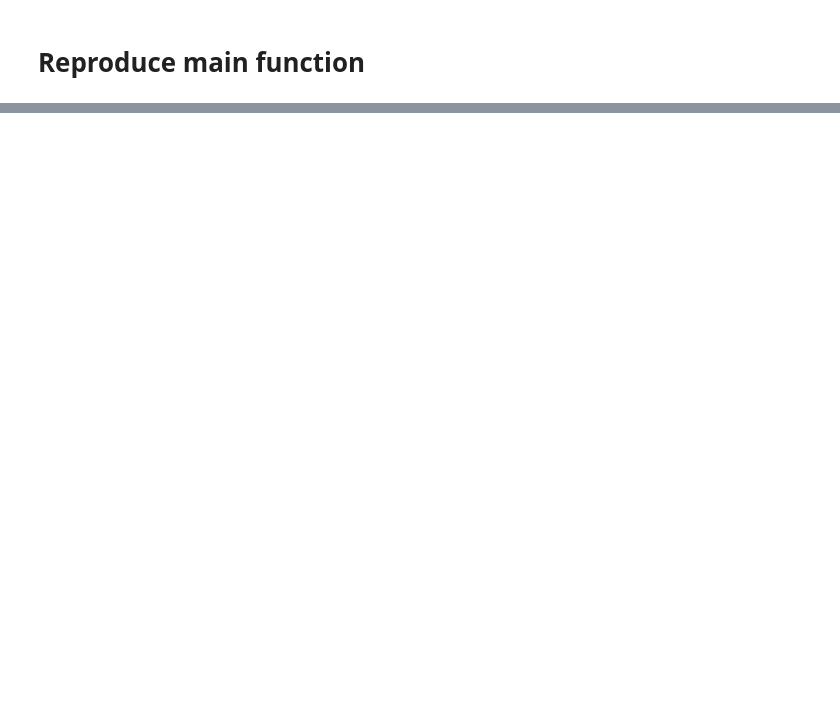
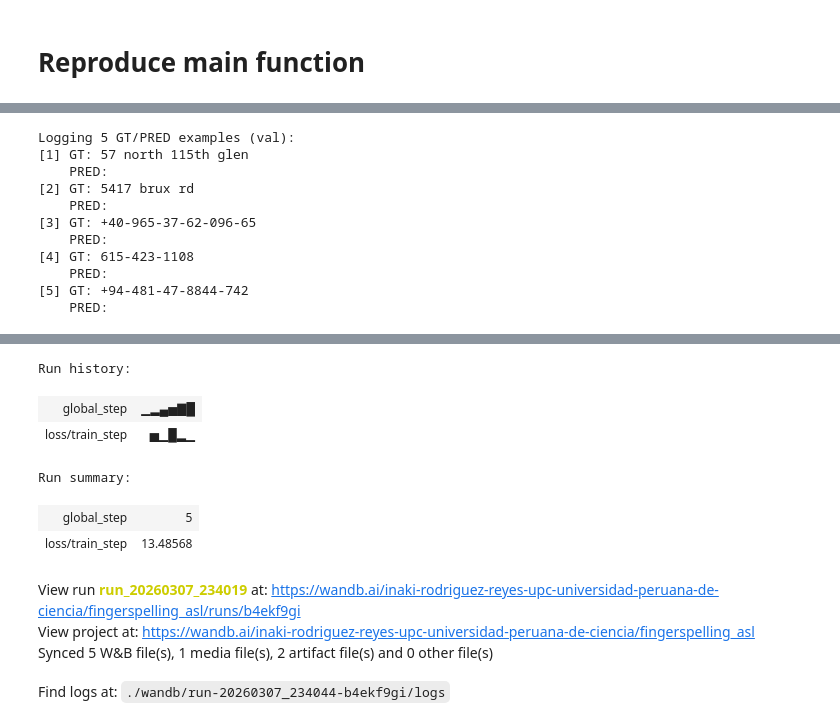
Before and after one commit to lejuin/aidl_fingerspelling, a Jupyter notebook: notebooks/Run_git_code_in_colab.ipynb, the cells around one changed output, grey strips where cells are left out. Drawn from its saved outputs; the diff is of its cells as text; code cells hidden in the pictures; blank space fills up the shorter version.

```diff
--- a/notebooks/Run_git_code_in_colab.ipynb
+++ b/notebooks/Run_git_code_in_colab.ipynb
@@ -59,0 +222,12 @@ cpu
+# %%
+criterion = nn.CTCLoss(blank=blank_id, zero_infinity=True)
+optimizer = torch.optim.Adam(model.parameters(), lr=args.lr)
+# %%
+# Tracking setup
+run_name = args.run_name or datetime.now().strftime("run_%Y%m%d_%H%M%S")
+
+# TensorBoard
+log_path = os.path.join(args.logdir, run_name)
+os.makedirs(log_path, exist_ok=True)
+writer = SummaryWriter(log_path)
+print(f"TensorBoard logdir: {log_path}")
@@ -59,0 +236,15 @@ cpu
+# %%
+# Weights & Biases
+wandb_enabled = args.use_wandb and args.wandb_mode != "disabled"
+if args.use_wandb and wandb is None:
+    raise ImportError("wandb is not installed. Run: pip install wandb")
+
+if wandb_enabled:
+    wandb.init(
+        project=args.wandb_project,
+        entity=args.wandb_entity,
+        name=args.wandb_run_name or run_name,
+        config=vars(args),
+        mode=args.wandb_mode,
+        tags=parse_wandb_tags(args.wandb_tags),
+    )
@@ -59,0 +406,28 @@ cpu
+# %%
+if wandb_enabled:
+    log_examples_to_wandb(
+        model=model,
+        dataloader=val_loader,
+        int_to_letter=int_to_letter,
+        device=device,
+        blank_id=blank_id,
+        global_step=global_step,
+        split_name="val",
+        n_examples=5,
+    )
+
+writer.close()
+if wandb_enabled:
+    wandb.finish()
+# %% [output]
+Logging 5 GT/PRED examples (val):
+[1] GT: 57 north 115th glen
+    PRED:
+[2] GT: 5417 brux rd
+    PRED:
+[3] GT: +40-965-37-62-096-65
+    PRED:
+[4] GT: 615-423-1108
+    PRED:
+[5] GT: +94-481-47-8844-742
+    PRED:
@@ -59,0 +435,10 @@ cpu
+Run history:
+| global_step | ▁▂▄▅▇█ |
+| loss/train_step | ▅▁█▂▁ |
+Run summary:
+| global_step | 5 |
+| loss/train_step | 13.48568 |
+View run run_20260307_234019 at: https://wandb.ai/inaki-rodriguez-reyes-upc-universidad-peruana-de-ciencia/fingerspelling_asl/runs/b4ekf9gi
+View project at: https://wandb.ai/inaki-rodriguez-reyes-upc-universidad-peruana-de-ciencia/fingerspelling_asl
+Synced 5 W&B file(s), 1 media file(s), 2 artifact file(s) and 0 other file(s)
+Find logs at: ./wandb/run-20260307_234044-b4ekf9gi/logs
```
Also changed, not shown: parts of 24 cells of this notebook.
